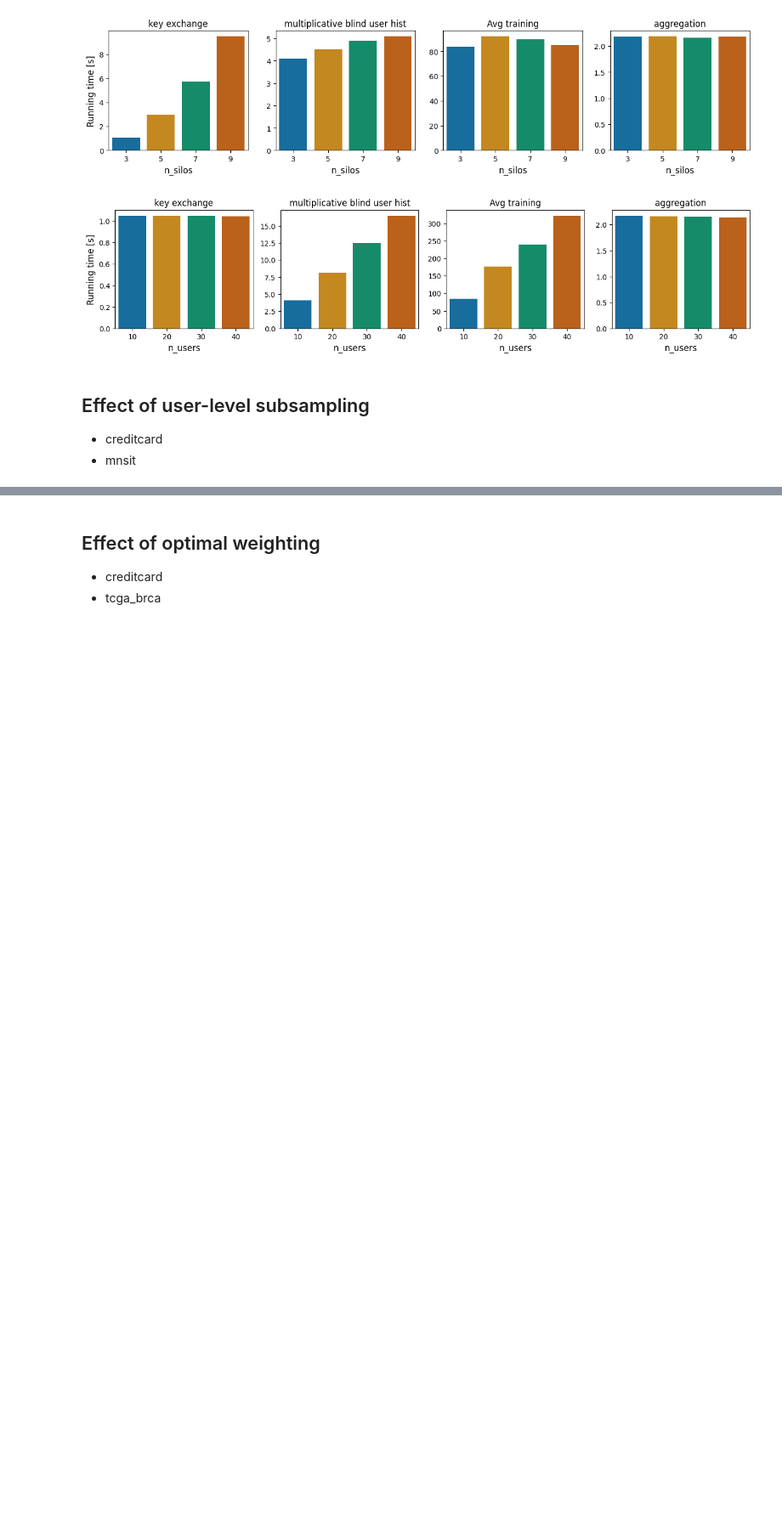
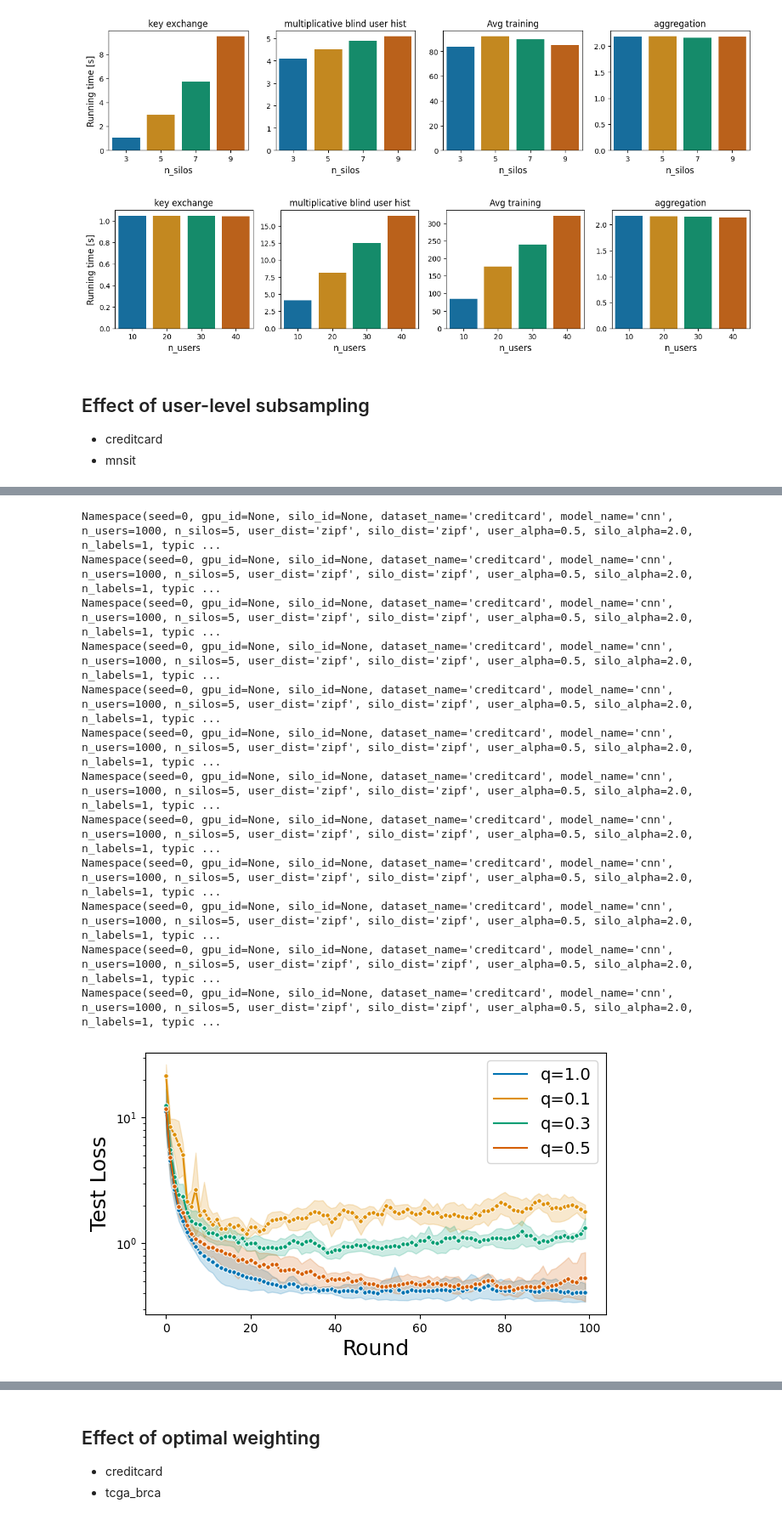
Before and after one commit to FumiyukiKato/uldp-fl, a Jupyter notebook: exp/exp_results.ipynb, the cells around one changed output, grey strips where cells are left out. Shown at 85% size. Cells and saved outputs as stored; diff of their text form; code cells hidden in the pictures; blank space fills up the shorter version.

```diff
--- a/exp/exp_results.ipynb
+++ b/exp/exp_results.ipynb
@@ -686,3 +642,6 @@ plt.show()
 ## Effect of user-level subsampling
 - creditcard
 - mnsit
+# %%
+user_level_subsampling_file_paths = get_result_files_of_script("user_level_subsampling")
+img_file_prefix = "user_level_subsampling"
@@ -688,0 +666,31 @@ plt.show()
+# %%
+# creditcard
+
+dataset_name = "creditcard"
+setting_map = {0: "q=1.0", 1: "q=0.1", 2: "q=0.3", 3: "q=0.5"}
+
+target_paths = []
+for file_path in user_level_subsampling_file_paths:
+    with open(file_path, "r") as json_file:
+        results = json.load(json_file)
+    args = results["args"]
+    if f"dataset_name='{dataset_name}'" in args:
+        target_paths.append(file_path)
+
+plot_multiple_losses(target_paths, setting_map, img_file=f"{img_file_prefix}_{dataset_name}")
+plot_multiple_metrics(target_paths, setting_map, img_file=f"{img_file_prefix}_{dataset_name}")
+plot_multiple_epsilons(target_paths, setting_map, img_file=f"{img_file_prefix}_{dataset_name}")
+# %% [output]
+Namespace(seed=0, gpu_id=None, silo_id=None, dataset_name='creditcard', model_name='cnn', n_users=1000, n_silos=5, user_dist='zipf', silo_dist='zipf', user_alpha=0.5, silo_alpha=2.0, n_labels=1, typic ...
+Namespace(seed=0, gpu_id=None, silo_id=None, dataset_name='creditcard', model_name='cnn', n_users=1000, n_silos=5, user_dist='zipf', silo_dist='zipf', user_alpha=0.5, silo_alpha=2.0, n_labels=1, typic ...
+Namespace(seed=0, gpu_id=None, silo_id=None, dataset_name='creditcard', model_name='cnn', n_users=1000, n_silos=5, user_dist='zipf', silo_dist='zipf', user_alpha=0.5, silo_alpha=2.0, n_labels=1, typic ...
+Namespace(seed=0, gpu_id=None, silo_id=None, dataset_name='creditcard', model_name='cnn', n_users=1000, n_silos=5, user_dist='zipf', silo_dist='zipf', user_alpha=0.5, silo_alpha=2.0, n_labels=1, typic ...
+Namespace(seed=0, gpu_id=None, silo_id=None, dataset_name='creditcard', model_name='cnn', n_users=1000, n_silos=5, user_dist='zipf', silo_dist='zipf', user_alpha=0.5, silo_alpha=2.0, n_labels=1, typic ...
+Namespace(seed=0, gpu_id=None, silo_id=None, dataset_name='creditcard', model_name='cnn', n_users=1000, n_silos=5, user_dist='zipf', silo_dist='zipf', user_alpha=0.5, silo_alpha=2.0, n_labels=1, typic ...
+Namespace(seed=0, gpu_id=None, silo_id=None, dataset_name='creditcard', model_name='cnn', n_users=1000, n_silos=5, user_dist='zipf', silo_dist='zipf', user_alpha=0.5, silo_alpha=2.0, n_labels=1, typic ...
+Namespace(seed=0, gpu_id=None, silo_id=None, dataset_name='creditcard', model_name='cnn', n_users=1000, n_silos=5, user_dist='zipf', silo_dist='zipf', user_alpha=0.5, silo_alpha=2.0, n_labels=1, typic ...
+Namespace(seed=0, gpu_id=None, silo_id=None, dataset_name='creditcard', model_name='cnn', n_users=1000, n_silos=5, user_dist='zipf', silo_dist='zipf', user_alpha=0.5, silo_alpha=2.0, n_labels=1, typic ...
+Namespace(seed=0, gpu_id=None, silo_id=None, dataset_name='creditcard', model_name='cnn', n_users=1000, n_silos=5, user_dist='zipf', silo_dist='zipf', user_alpha=0.5, silo_alpha=2.0, n_labels=1, typic ...
+Namespace(seed=0, gpu_id=None, silo_id=None, dataset_name='creditcard', model_name='cnn', n_users=1000, n_silos=5, user_dist='zipf', silo_dist='zipf', user_alpha=0.5, silo_alpha=2.0, n_labels=1, typic ...
+Namespace(seed=0, gpu_id=None, silo_id=None, dataset_name='creditcard', model_name='cnn', n_users=1000, n_silos=5, user_dist='zipf', silo_dist='zipf', user_alpha=0.5, silo_alpha=2.0, n_labels=1, typic ...
+[figure, added]
```
Also changed, not shown: parts of 17 cells of this notebook, 1 other file.
